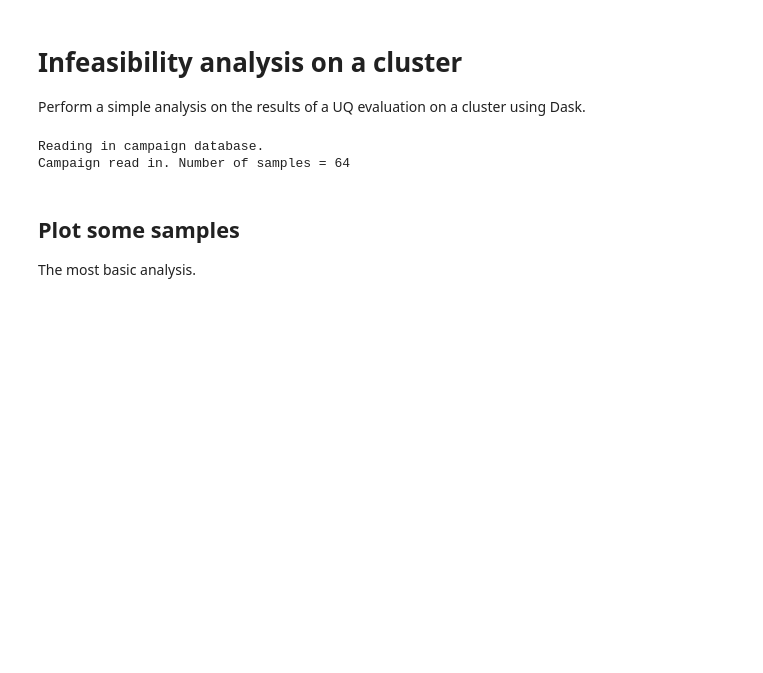
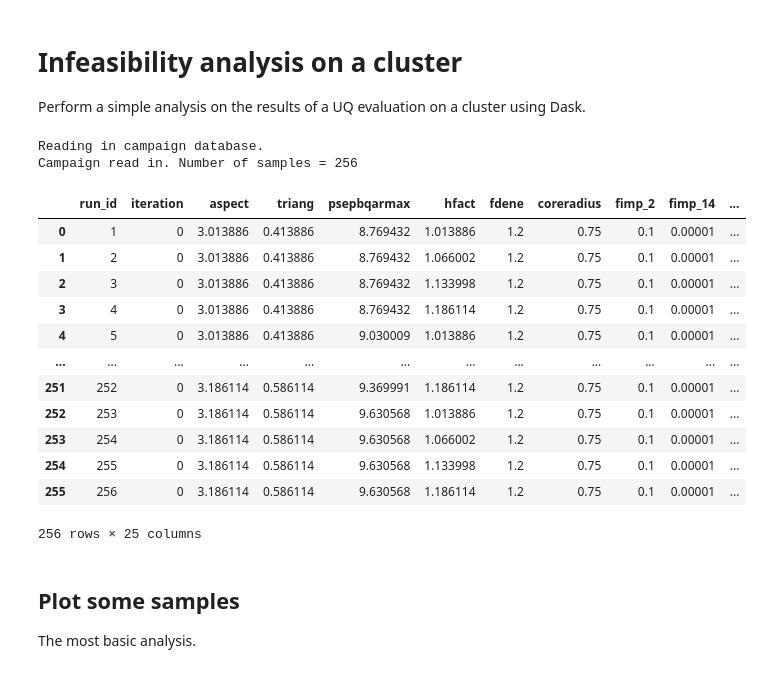
Before and after one commit to jonmaddock/easyVVUQ-process, a Jupyter notebook: examples/infeas_analysis_cluster.ipynb, the cells around one changed output. Cells and saved outputs as stored; diff of their text form; code cells hidden in the pictures; blank space fills up the shorter version.

```diff
--- a/examples/infeas_analysis_cluster.ipynb
+++ b/examples/infeas_analysis_cluster.ipynb
@@ -11,31 +11,44 @@ import numpy as np
 # %%
 print("Reading in campaign database.")
 
 # Find DB
 db_count = 0
 for db_path in Path.cwd().glob("campaigns/*/campaign.db"):
     if db_count > 0:
         raise RuntimeError("More than one database in the campaigns dir")
 
     db_location = str(db_path.resolve())
     db_count += 1
 
 # /// prefix is required before absolute path
 db_location_prefixed = f"sqlite:///{db_location}"
 campaign = uq.Campaign(
-    db_location=db_location_prefixed, name="example_local", work_dir="campaigns"
+    db_location=db_location_prefixed, name="example_cluster", work_dir="campaigns"
 )
 
 samples = campaign.get_collation_result()
 sample_count = samples.shape[0]
 print(f"Campaign read in. Number of samples = {sample_count}")
 
 # Drop strange multi-index of 0
 samples.columns = samples.columns.droplevel(1)
 samples
 # %% [output]
 Reading in campaign database.
-Campaign read in. Number of samples = 64
+Campaign read in. Number of samples = 256
+|  | run_id | iteration | aspect | triang | psepbqarmax | hfact | fdene | coreradius | fimp_2 | fimp_14 | ... |
+| 0 | 1 | 0 | 3.013886 | 0.413886 | 8.769432 | 1.013886 | 1.2 | 0.75 | 0.1 | 0.00001 | ... |
+| 1 | 2 | 0 | 3.013886 | 0.413886 | 8.769432 | 1.066002 | 1.2 | 0.75 | 0.1 | 0.00001 | ... |
+| 2 | 3 | 0 | 3.013886 | 0.413886 | 8.769432 | 1.133998 | 1.2 | 0.75 | 0.1 | 0.00001 | ... |
+| 3 | 4 | 0 | 3.013886 | 0.413886 | 8.769432 | 1.186114 | 1.2 | 0.75 | 0.1 | 0.00001 | ... |
+| 4 | 5 | 0 | 3.013886 | 0.413886 | 9.030009 | 1.013886 | 1.2 | 0.75 | 0.1 | 0.00001 | ... |
+| ... | ... | ... | ... | ... | ... | ... | ... | ... | ... | ... | ... |
+| 251 | 252 | 0 | 3.186114 | 0.586114 | 9.369991 | 1.186114 | 1.2 | 0.75 | 0.1 | 0.00001 | ... |
+| 252 | 253 | 0 | 3.186114 | 0.586114 | 9.630568 | 1.013886 | 1.2 | 0.75 | 0.1 | 0.00001 | ... |
+| 253 | 254 | 0 | 3.186114 | 0.586114 | 9.630568 | 1.066002 | 1.2 | 0.75 | 0.1 | 0.00001 | ... |
+| 254 | 255 | 0 | 3.186114 | 0.586114 | 9.630568 | 1.133998 | 1.2 | 0.75 | 0.1 | 0.00001 | ... |
+| 255 | 256 | 0 | 3.186114 | 0.586114 | 9.630568 | 1.186114 | 1.2 | 0.75 | 0.1 | 0.00001 | ... |
+256 rows × 25 columns
 # %% [markdown]
 
 ## Plot some samples
```
Also changed, not shown: parts of 3 cells of this notebook, 2 other files.
